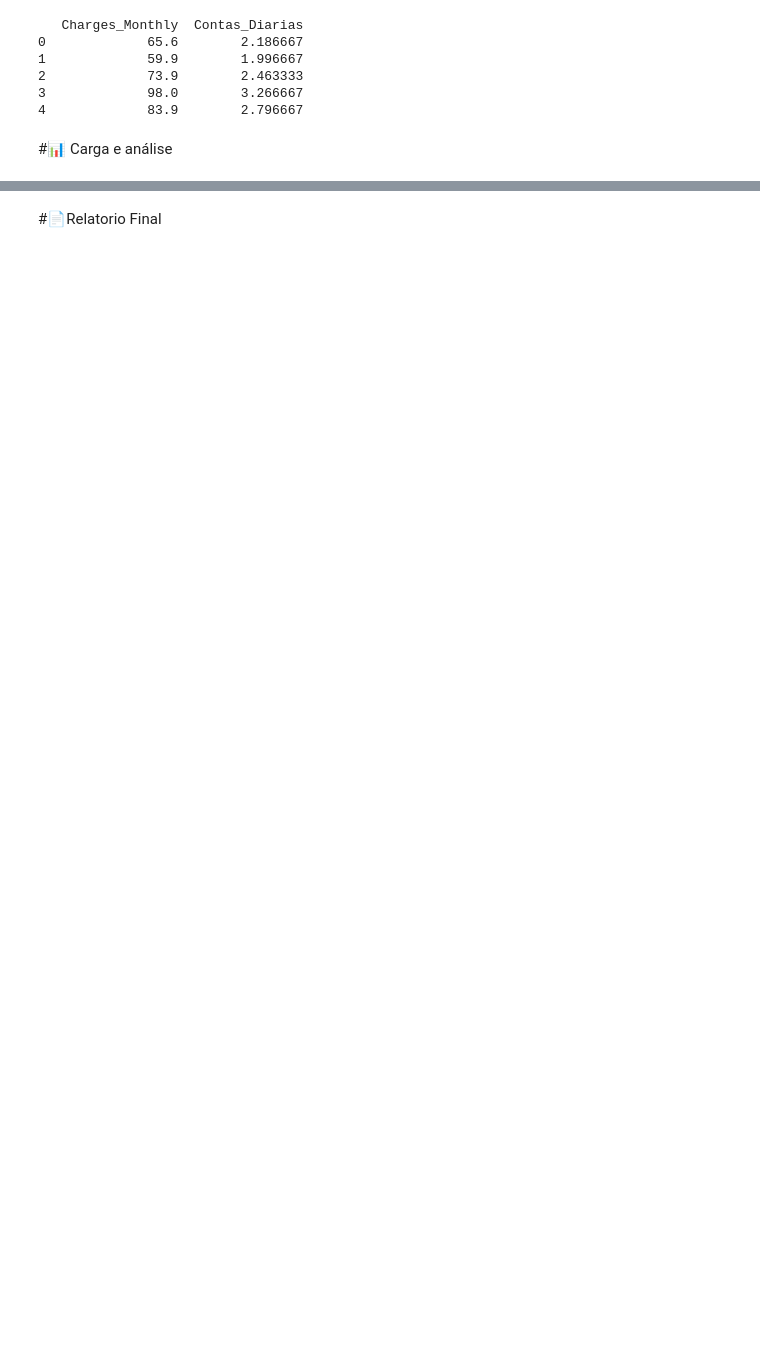
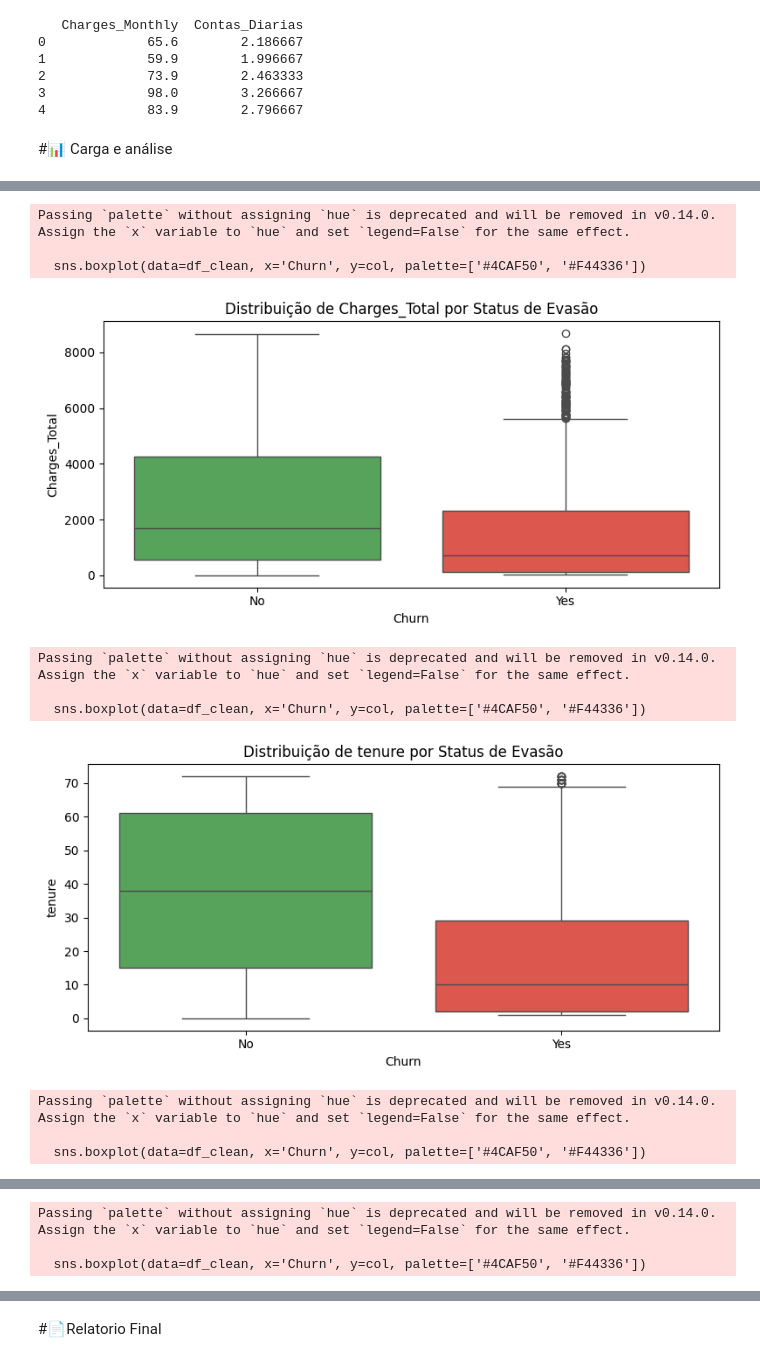
Before and after one commit to jvca21/Challenge_Telecom_X, a Jupyter notebook: TelecomX_BR (1).ipynb, the cells around one changed output, grey strips where cells are left out. Cells and saved outputs as stored; diff of their text form; code cells hidden in the pictures; blank space fills up the shorter version.

```diff
--- a/TelecomX_BR (1).ipynb
+++ b/TelecomX_BR (1).ipynb
@@ -241,0 +370,32 @@ print(df_clean[['Charges_Monthly', 'Contas_Diarias']].head())
+# %%
+# Passo 3.4 - Contagem de Evasão por Variáveis Numéricas
+
+import matplotlib.pyplot as plt
+import seaborn as sns
+
+# Colunas numéricas para análise
+numeric_cols = ['Charges_Total', 'tenure', 'Charges_Monthly', 'Contas_Diarias']
+
+for col in numeric_cols:
+    plt.figure(figsize=(8,4))
+
+    # Boxplot para comparar a distribuição entre churn sim e não
+    sns.boxplot(data=df_clean, x='Churn', y=col, palette=['#4CAF50', '#F44336'])
+
+    plt.title(f'Distribuição de {col} por Status de Evasão')
+    plt.xlabel('Churn')
+    plt.ylabel(col)
+    plt.tight_layout()
+    plt.show()
+# %% [output]
+Passing `palette` without assigning `hue` is deprecated and will be removed in v0.14.0. Assign the `x` variable to `hue` and set `legend=False` for the same effect.
+
+  sns.boxplot(data=df_clean, x='Churn', y=col, palette=['#4CAF50', '#F44336'])
+[figure, added]
+Passing `palette` without assigning `hue` is deprecated and will be removed in v0.14.0. Assign the `x` variable to `hue` and set `legend=False` for the same effect.
+
+  sns.boxplot(data=df_clean, x='Churn', y=col, palette=['#4CAF50', '#F44336'])
+[figure, added]
+Passing `palette` without assigning `hue` is deprecated and will be removed in v0.14.0. Assign the `x` variable to `hue` and set `legend=False` for the same effect.
+
+  sns.boxplot(data=df_clean, x='Churn', y=col, palette=['#4CAF50', '#F44336'])
@@ -241,0 +403,3 @@ print(df_clean[['Charges_Monthly', 'Contas_Diarias']].head())
+Passing `palette` without assigning `hue` is deprecated and will be removed in v0.14.0. Assign the `x` variable to `hue` and set `legend=False` for the same effect.
+
+  sns.boxplot(data=df_clean, x='Churn', y=col, palette=['#4CAF50', '#F44336'])
```
Also changed, not shown: parts of 5 cells of this notebook.
